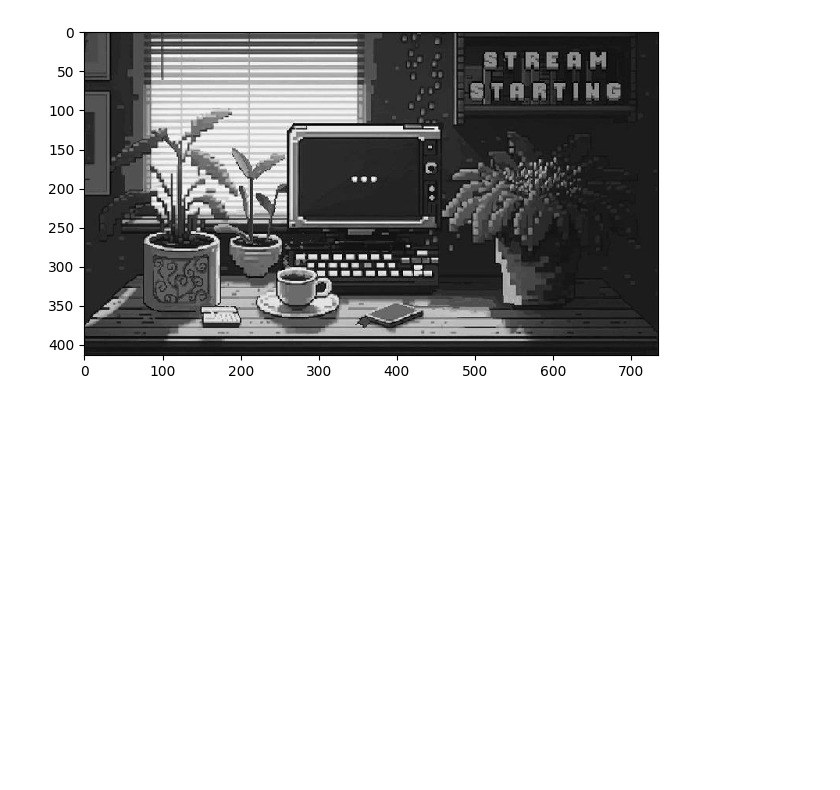
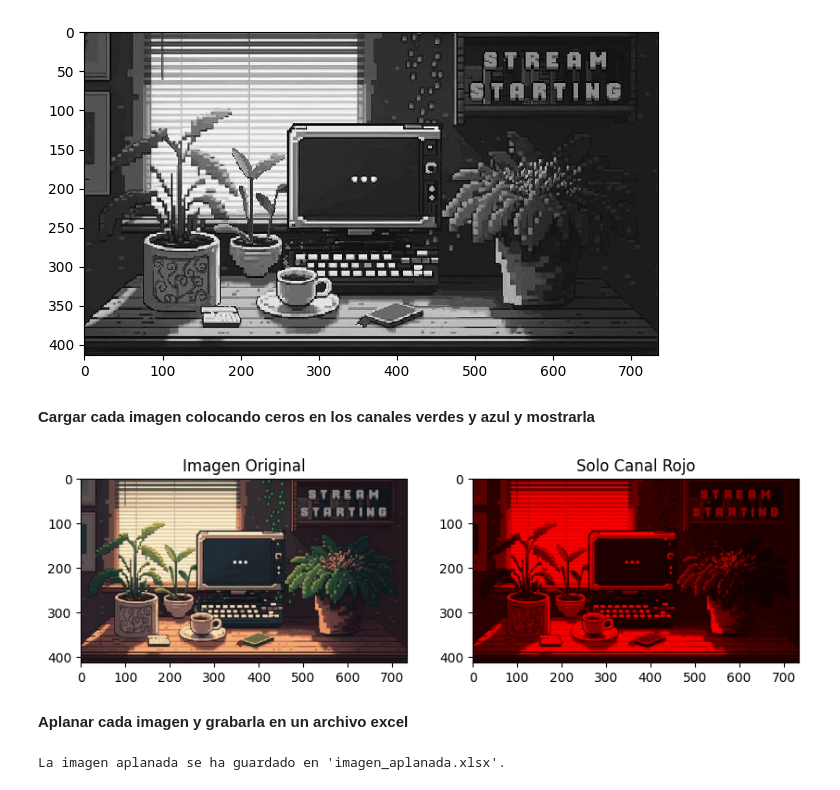
Before and after one commit to dunkelheitEXE/Python, a Jupyter notebook: Photos/Photos.ipynb, the cells around one changed output. Drawn from its saved outputs; the diff is of its cells as text; code cells hidden in the pictures; blank space fills up the shorter version.

```diff
--- a/Photos/Photos.ipynb
+++ b/Photos/Photos.ipynb
@@ -41,3 +41,52 @@ io.imshow(img_bw)
  [38 34 28 ... 30 30 31]]
 <matplotlib.image.AxesImage at 0x...>
 [figure]
+# %% [markdown]
+**Cargar cada imagen colocando ceros en los canales verdes y azul y mostrarla**
+# %%
+import numpy as np
+from skimage import io
+import matplotlib.pyplot as plt
+
+# Cargar la imagen
+imagen = io.imread('enviorment.jpg')
+
+# Crear una copia de la imagen para no modificar la original
+imagen_roja = np.copy(imagen)
+
+# Colocar ceros en los canales verde y azul
+imagen_roja[:, :, 1] = 0  # Canal verde
+imagen_roja[:, :, 2] = 0  # Canal azul
+
+# Mostrar la imagen original y la imagen modificada
+plt.figure(figsize=(10, 5))
+
+plt.subplot(1, 2, 1)
+plt.title('Imagen Original')
+plt.imshow(imagen)
+
+plt.subplot(1, 2, 2)
+plt.title('Solo Canal Rojo')
+plt.imshow(imagen_roja)
+
+plt.show()
+# %% [output]
+[figure, added]
+# %% [markdown]
+**Aplanar cada imagen y grabarla en un archivo excel**
+# %%
+# Cargar la imagen
+imagen = io.imread('enviorment.jpg')
+
+# Aplanar la imagen (convertirla en un arreglo unidimensional)
+imagen_aplanada = imagen.flatten()
+
+# Convertir el arreglo aplanado en un DataFrame de pandas
+df = pd.DataFrame(imagen_aplanada, columns=['Valor de píxel'])
+
+# Guardar el DataFrame en un archivo de Excel
+df.to_excel('imagen_aplanada.xlsx', index=False)
+
+print("La imagen aplanada se ha guardado en 'imagen_aplanada.xlsx'.")
+# %% [output]
+La imagen aplanada se ha guardado en 'imagen_aplanada.xlsx'.
```
Also changed, not shown: parts of 2 cells of this notebook, 2 other files.
